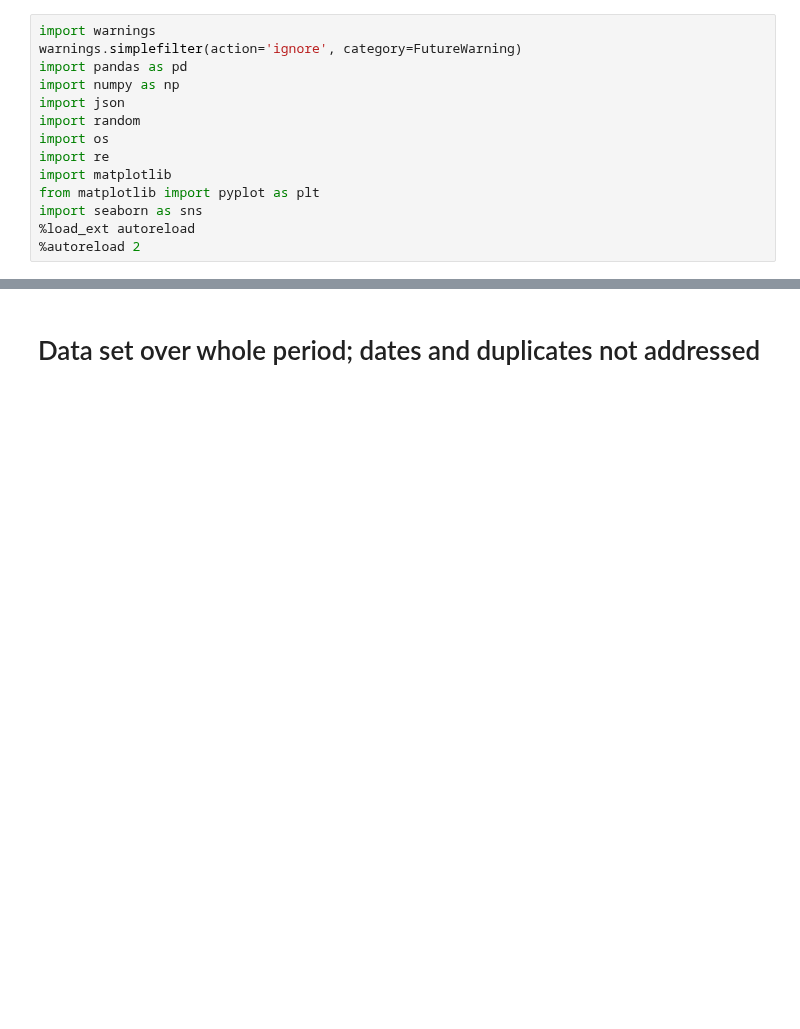
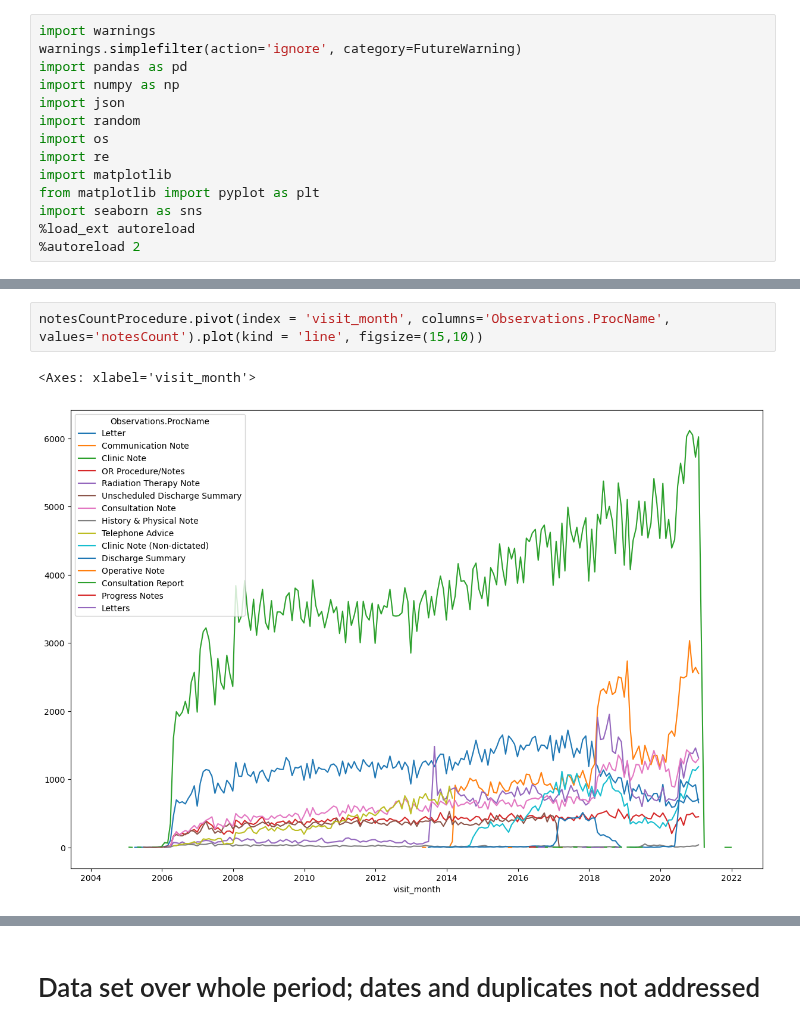
Before and after one commit to ml4oncology/make-notes-dataset, a Jupyter notebook: notebooks/1.validation-PlotNote_PatientCount.ipynb, the cells around one changed output, grey strips where cells are left out. Cells and saved outputs as stored; diff of their text form; blank space fills up the shorter version.

```diff
--- a/notebooks/1.validation-PlotNote_PatientCount.ipynb
+++ b/notebooks/1.validation-PlotNote_PatientCount.ipynb
@@ -14,0 +116,5 @@ import seaborn as sns
+# %%
+notesCountProcedure.pivot(index = 'visit_month', columns='Observations.ProcName', values='notesCount').plot(kind = 'line', figsize=(15,10))
+# %% [output]
+<Axes: xlabel='visit_month'>
+[figure, added]
```
Also changed, not shown: parts of 13 cells of this notebook, 7 other files.
